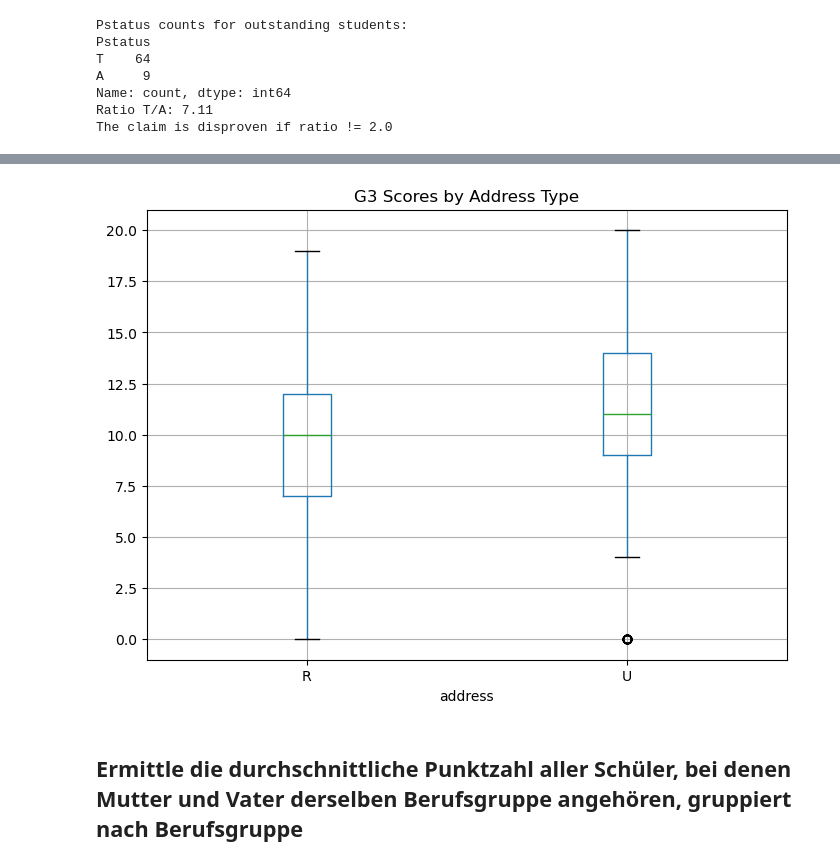
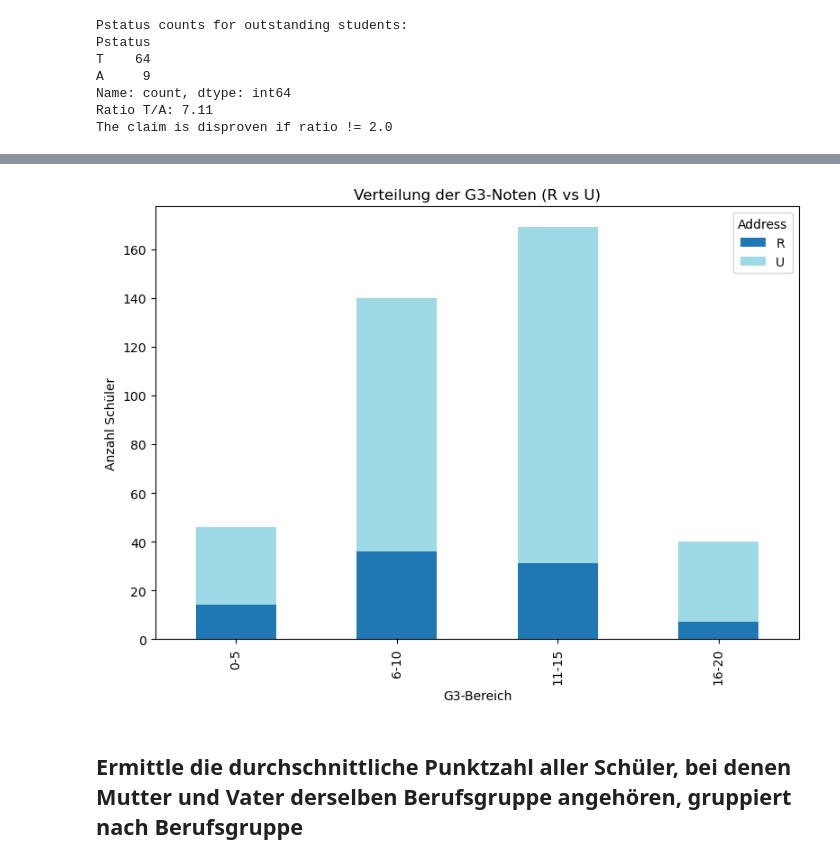
Before and after one commit to MunkFuPanda/matura2027, a Jupyter notebook: DSAI/4/Pandas_Advanced/students-math.ipynb, the cells around one changed output, grey strips where cells are left out. Drawn from its saved outputs; the diff is of its cells as text; code cells hidden in the pictures.

Commit message:
graphics correction

```diff
--- a/DSAI/4/Pandas_Advanced/students-math.ipynb
+++ b/DSAI/4/Pandas_Advanced/students-math.ipynb
@@ -117,16 +119,23 @@ The claim is disproven if ratio != 2.0
 ## Erzeuge folgende Graphik, welche die Punkte nach Adresse darstellt
 <img align="left"
 src="https://drive.google.com/uc?export=view&id=10Bciig5JKaGiFHeLtGSXjxJOE88jknDU">
-# %%
-# Spitzer
-import matplotlib.pyplot as plt
-
-df.boxplot(column='G3', by='address', figsize=(8,6))
-plt.title('G3 Scores by Address Type')
-plt.suptitle('')
-plt.show()
-# %% [output]
-[figure, removed]
+# %%
+bins = [0, 5, 10, 15, 20]
+labels = ['0-5', '6-10', '11-15', '16-20']
+
+df['G3_bins'] = pd.cut(df['G3'], bins=bins, labels=labels, include_lowest=True)
+
+crosstab = pd.crosstab(df['G3_bins'], df['address']).reindex(labels)
+
+ax = crosstab.plot(kind='bar', stacked=True, figsize=(8,6), colormap='tab20')
+ax.set_xlabel('G3-Bereich')
+ax.set_ylabel('Anzahl Schüler')
+ax.set_title('Verteilung der G3-Noten (R vs U)')
+ax.legend(title='Address')
+plt.tight_layout()
+plt.show()
+# %% [output]
+[figure, added]
 # %% [markdown]
 ## Ermittle die durchschnittliche Punktzahl aller Schüler, bei denen Mutter und Vater derselben Berufsgruppe angehören, gruppiert nach Berufsgruppe
 # %%
```
Also changed, not shown: parts of 2 cells of this notebook, 1 other file.
